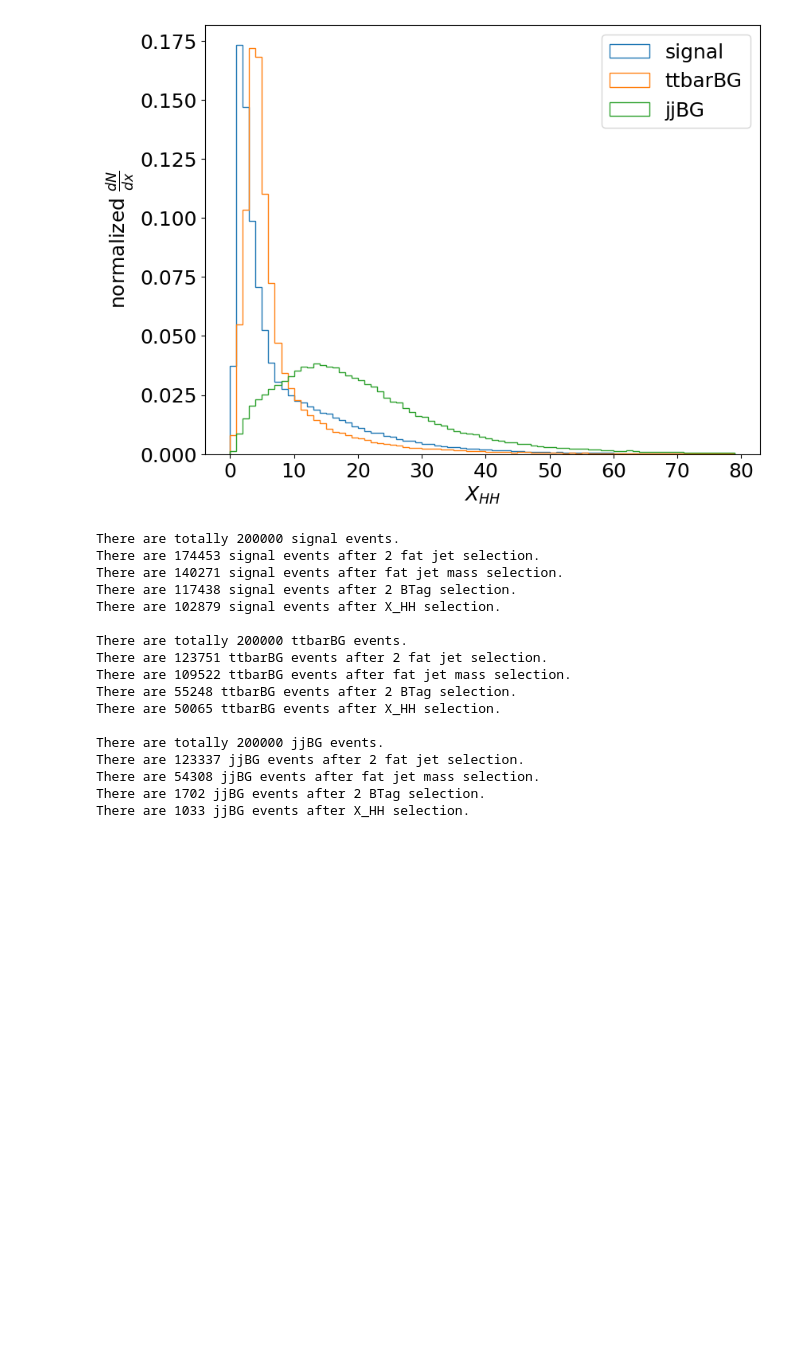
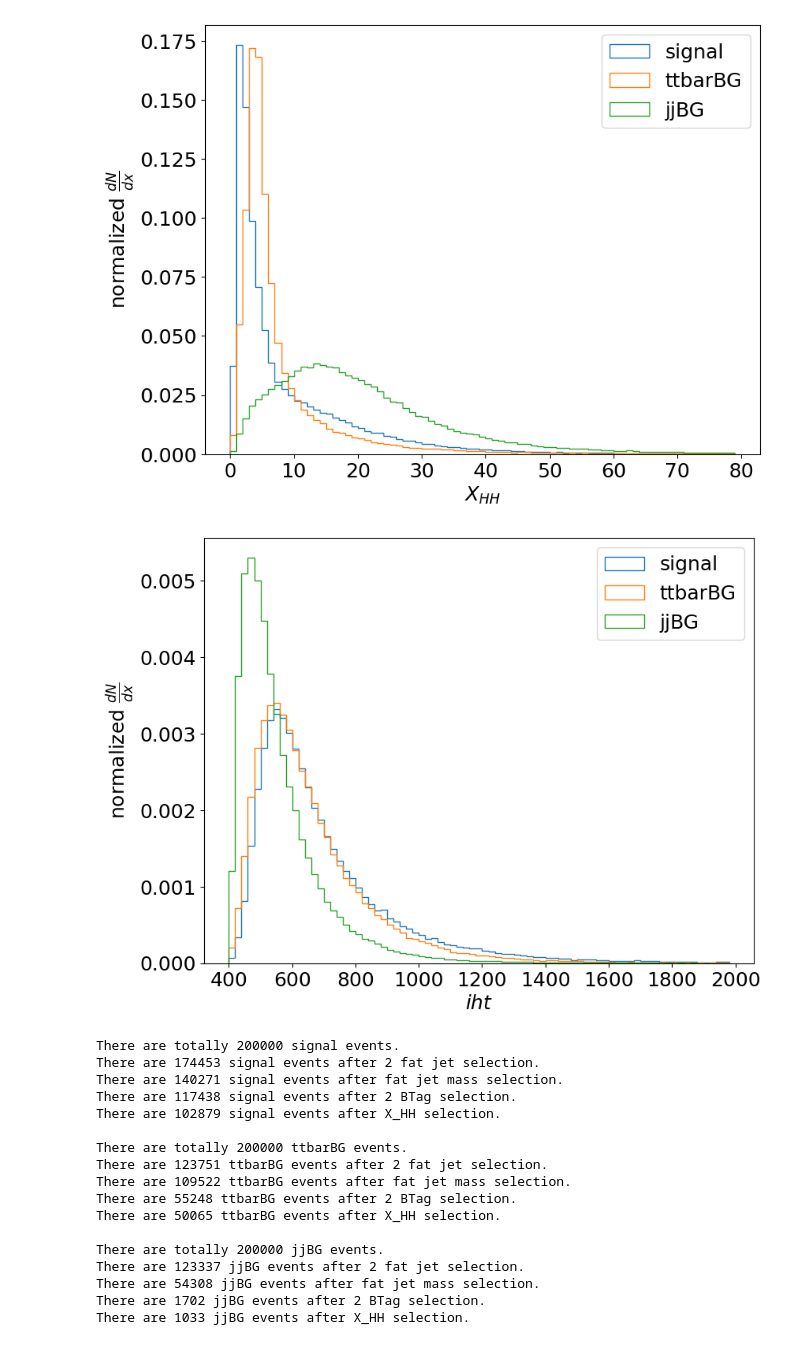
Before and after one commit to FeiChinzz/ggHH, a Jupyter notebook: kinematic_analysis.ipynb, the cells around one changed output. Saved outputs shown, nothing was run; the diff lists cells and outputs as text; code cells hidden in the pictures; blank space fills up the shorter version.

```diff
--- a/kinematic_analysis.ipynb
+++ b/kinematic_analysis.ipynb
@@ -131,6 +131,11 @@ def X_HH_selection(events):
         if X_HH(events[i][4][0], events[i][4][1]) < 10:
             where1.append(i)
     return events[where1]
+
+##### calculate iht #####
+
+def iht(events):
+    return events[3][0]+events[3][1]
 # %%
 sig_X_HH = []
 ttbarBG_X_HH = []
@@ -161,6 +166,33 @@ plt.legend(loc='best', fontsize=18)
 plt.show()
 # %% [output]
 [figure]
+# %%
+sig_iht = []
+ttbarBG_iht = []
+jjBG_iht = []
+
+for i in range(len(sig_events)):
+    sig_iht.append(iht(sig_events[i]))
+
+for i in range(len(ttbarBG_events)):
+    ttbarBG_iht.append(iht(ttbarBG_events[i]))
+
+for i in range(len(jjBG_events)):
+    jjBG_iht.append(iht(jjBG_events[i]))
+
+plt.figure(1, figsize=(9,7))
+bins = np.arange(400,2000,20)
+plt.hist(sig_iht, label="signal", histtype='step', density=True, bins=bins)
+plt.hist(ttbarBG_iht, label="ttbarBG", histtype='step', density=True, bins=bins)
+plt.hist(jjBG_iht, label="jjBG", histtype='step', density=True, bins=bins)
+plt.xticks(fontsize=18)
+plt.yticks(fontsize=18)
+plt.xlabel(r"$iht$", fontsize=18)
+plt.ylabel(r"normalized $\frac{dN}{dx}$", fontsize=18)
+plt.legend(loc='best', fontsize=18)
+plt.show()
+# %% [output]
+[figure, added]
 # %%
 ##### Selection before put into model #####
 
```
